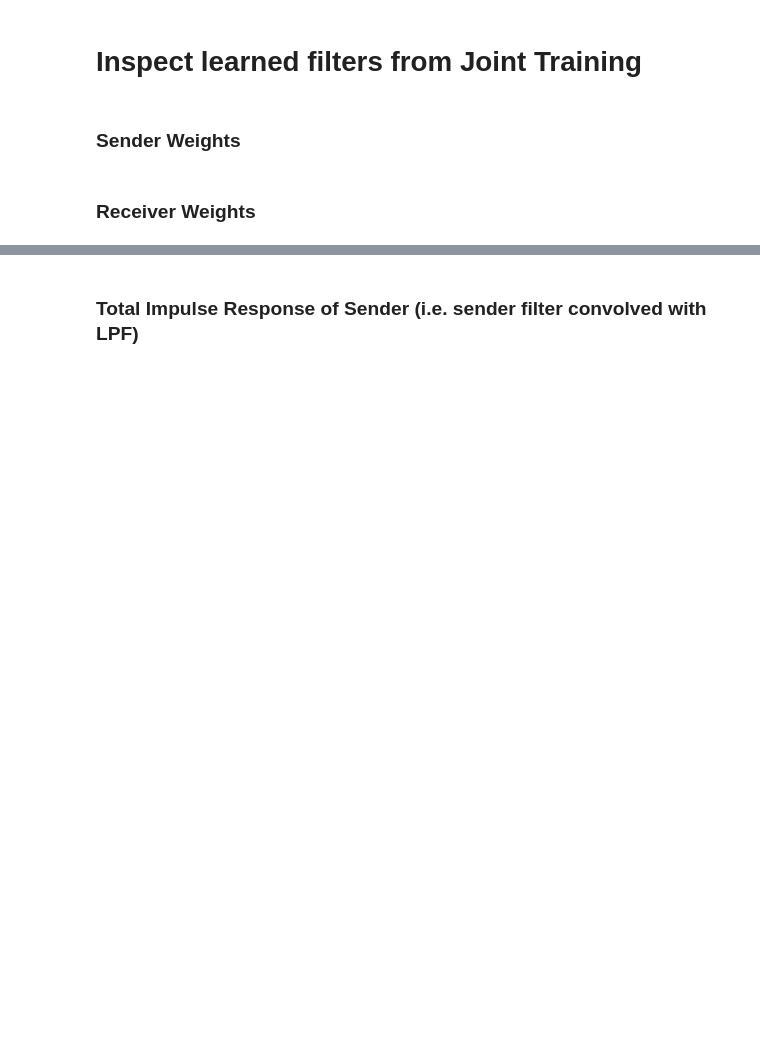
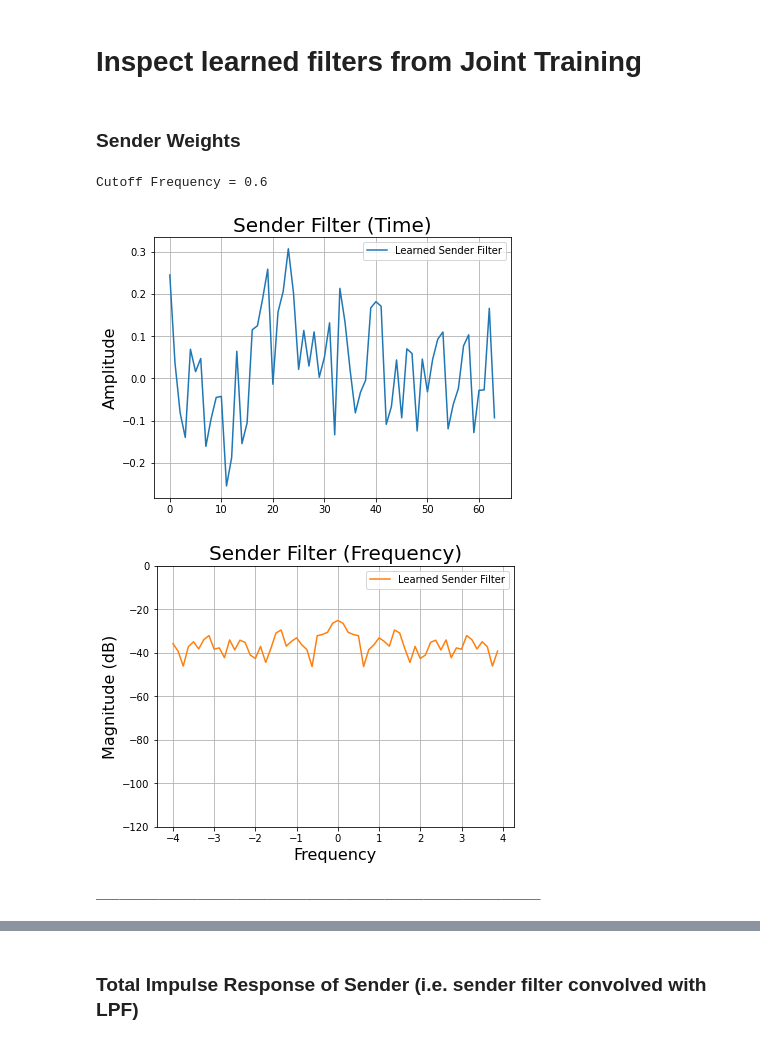
Before and after one commit to FaxMan1/Master-Thesis, a Jupyter notebook: Jupyter/InspectFiltersIdeal.ipynb, the cells around one changed output, grey strips where cells are left out. Cells and saved outputs as stored; diff of their text form; code cells hidden in the pictures; blank space fills up the shorter version.

```diff
--- a/Jupyter/InspectFiltersIdeal.ipynb
+++ b/Jupyter/InspectFiltersIdeal.ipynb
@@ -57,23 +67,22 @@ for cutoff, c_int in zip(cutoffs, cutoff_ints):
-# %% [markdown]
-### Receiver Weights
-# %%
-for cutoff, c_int in zip(cutoffs, cutoff_ints):
-    print('Cutoff Frequency =', c_int)
-    path = '../Joint_Models/'
-    net = torch.load(path + 'ReceiverIdeal' + cutoff)
-    learned_filter = list(net.parameters())[0].detach()[0][0]
-    learned_filter = learned_filter / torch.sqrt(torch.sum(torch.square(learned_filter))) # normalize
-    plt.figure(figsize=figsize)
-    plt.title('Receiver Filter (Time)', fontsize=20)
-    plt.plot(learned_filter)
-    plt.ylabel('Amplitude', fontsize=16)
-    plt.show()
-    plt.figure(figsize=figsize)
-    plt.title('Receiver Filter (Frequency)', fontsize=20)
-    plt.magnitude_spectrum(learned_filter, Fs=CS.m, color='C1', sides='twosided', scale='dB')
-    plt.xlabel('Frequency', fontsize=16)
-    plt.ylabel('Magnitude (dB)', fontsize=16)
-    plt.ylim([-120, 0])
-    plt.show()
-    print('_________________________________________________________')
-    print()
+# %%
+CS = Comms_System(symbol_set=symbol_set, symbol_seq=symbol_seq, num_samples=m, beta=0)
+figsize = (6.4, 4.8)
+
+for cutoff, c_int in zip(cutoffs, cutoff_ints):
+    print('Cutoff Frequency =', c_int)
+    path = '../Joint_Models/'
+    net = torch.load(path + 'SenderIdeal' + cutoff)
+
+    learned_filter = list(net.parameters())[0].detach()[0][0]
+    learned_filter = learned_filter / torch.sqrt(torch.sum(torch.square(learned_filter))) # normalize
+
+    plot_time_response([learned_filter], legend=['Learned Sender Filter'], title='Sender Filter (Time)')
+    plot_freq_response([learned_filter], legend=['Learned Sender Filter'], title='Sender Filter (Frequency)', ylim=[-120,0])
+
+    print('_________________________________________________________')
+    print()
+# %% [output]
+Cutoff Frequency = 0.6
+[figure, added]
+[figure, added]
+_________________________________________________________
```
Also changed, not shown: parts of 13 cells of this notebook, 2 other files.
